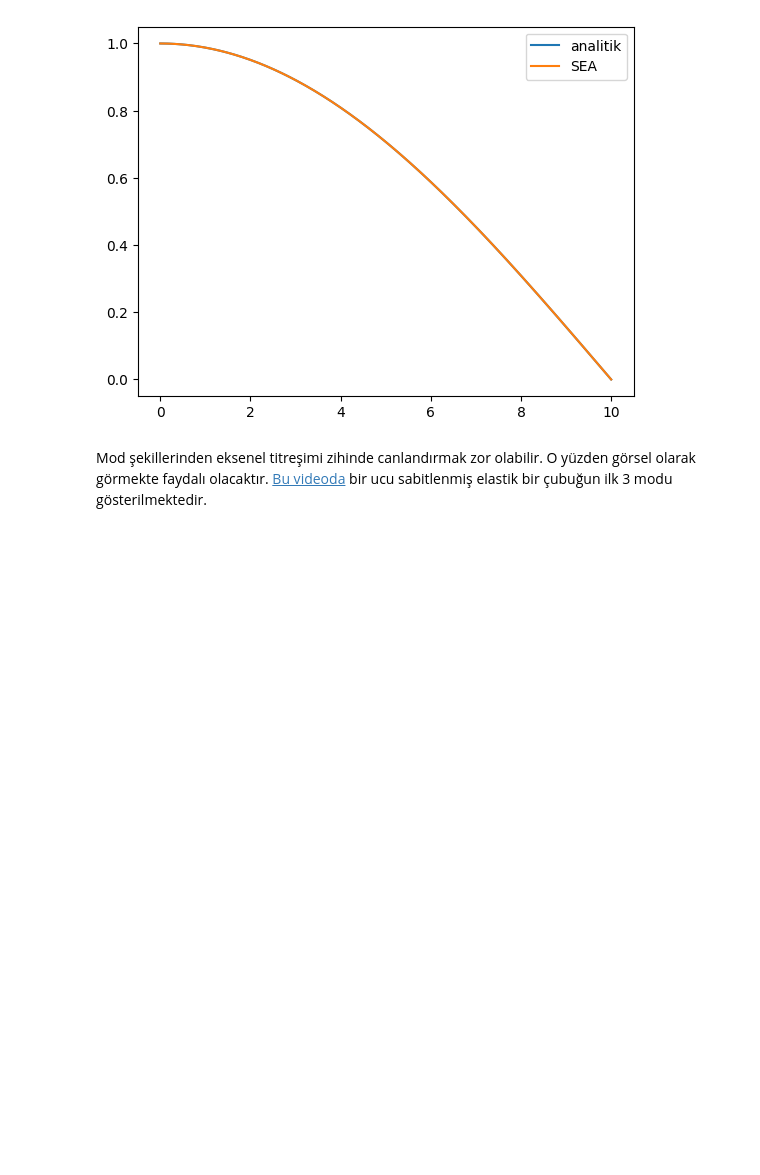
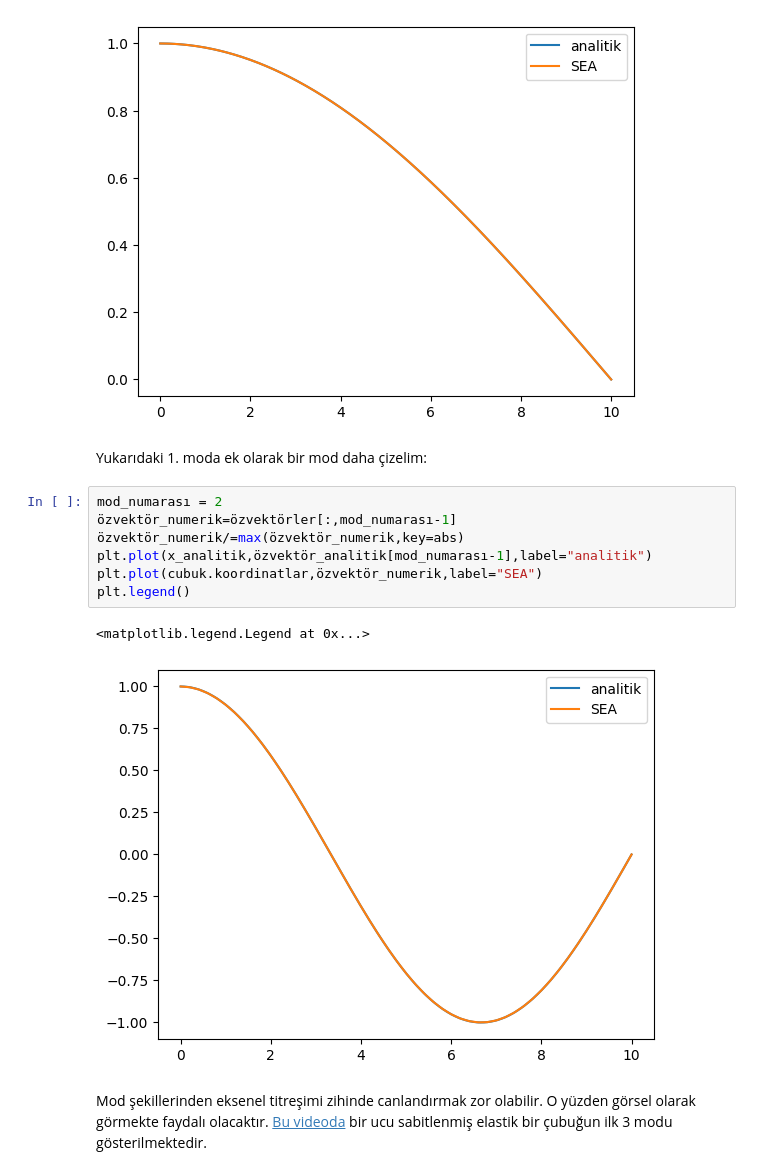
Before and after one commit to seatemelleri/SEA-Temelleri, a Jupyter notebook: Dersler/6.ipynb, the cells around one changed output. Saved outputs shown, nothing was run; the diff lists cells and outputs as text; blank space fills up the shorter version.

Commit message:
Yazım hatası düzeltildi ve bir adet daha mod şekli eklendi.

```diff
--- a/Dersler/6.ipynb
+++ b/Dersler/6.ipynb
@@ -220,6 +220,18 @@ plt.legend()
 # %% [output]
 <matplotlib.legend.Legend at 0x...>
 [figure]
+# %% [markdown]
+Yukarıdaki 1. moda ek olarak bir mod daha çizelim:
+# %%
+mod_numarası = 2
+özvektör_numerik=özvektörler[:,mod_numarası-1]
+özvektör_numerik/=max(özvektör_numerik,key=abs)
+plt.plot(x_analitik,özvektör_analitik[mod_numarası-1],label="analitik")
+plt.plot(cubuk.koordinatlar,özvektör_numerik,label="SEA")
+plt.legend()
+# %% [output]
+<matplotlib.legend.Legend at 0x...>
+[figure, added]
 # %% [markdown]
 Mod şekillerinden eksenel titreşimi zihinde canlandırmak zor olabilir. O yüzden görsel olarak görmekte faydalı olacaktır. [Bu videoda](https://www.youtube.com/watch?v=wFRRWxrn54U) bir ucu sabitlenmiş elastik bir çubuğun ilk 3 modu gösterilmektedir.
 # %% [markdown]
```
Also changed, not shown: parts of 1 cell of this notebook.
